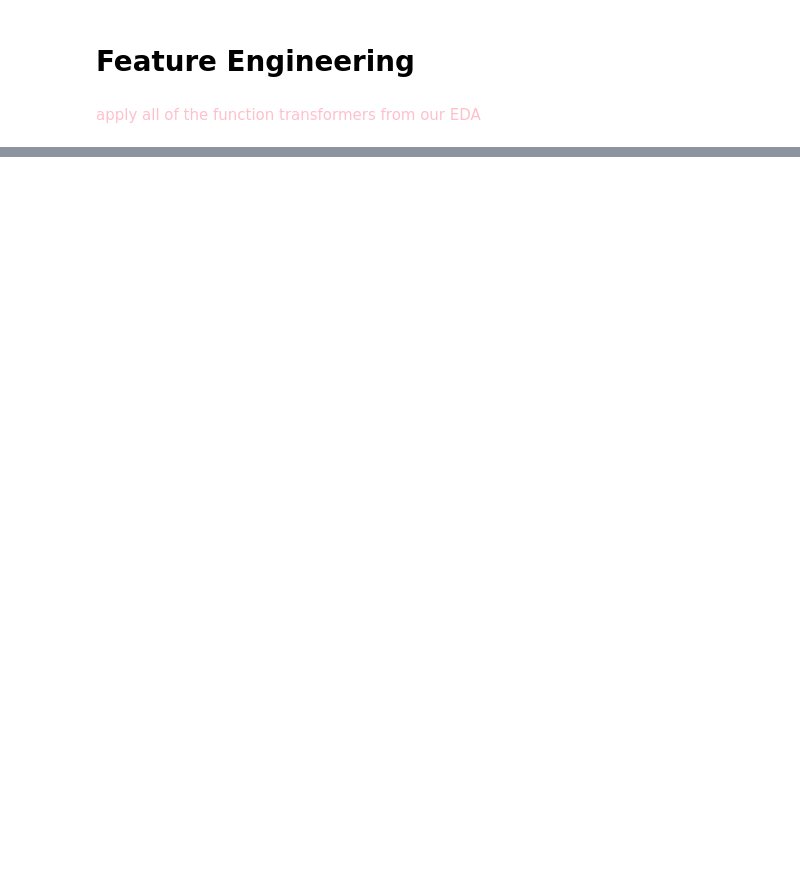
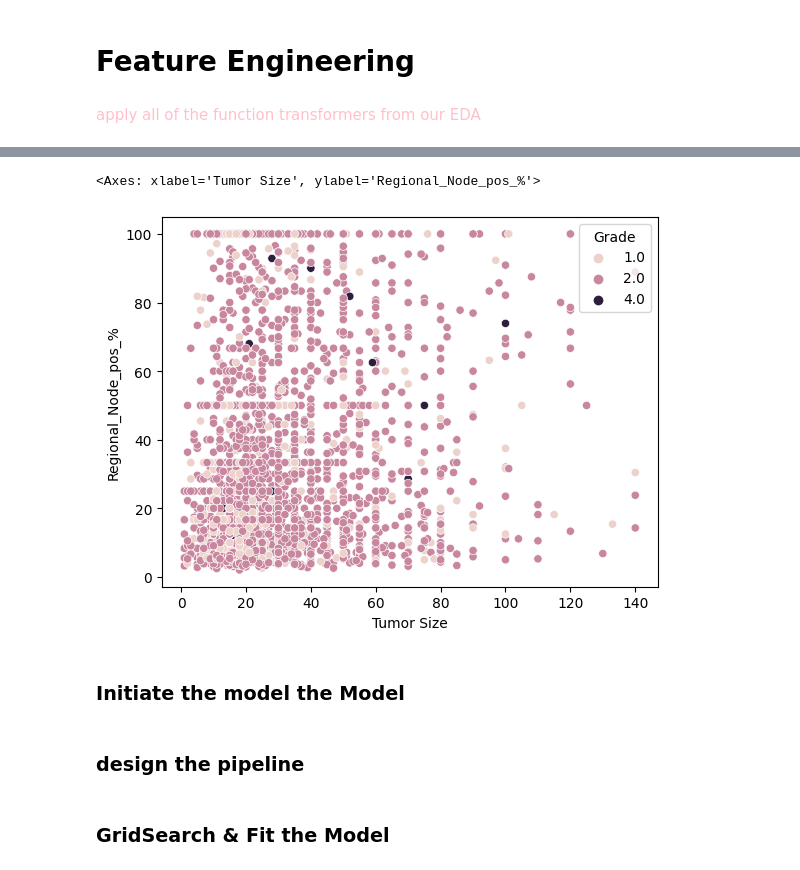
Before and after one commit to roy2392/breast_cancer_classification, a Jupyter notebook: grade model .ipynb, the cells around one changed output, grey strips where cells are left out. Drawn from its saved outputs; the diff is of its cells as text; code cells hidden in the pictures; blank space fills up the shorter version.

```diff
--- a/grade model .ipynb
+++ b/grade model .ipynb
@@ -74,0 +143,7 @@ y=LabelEncoder().fit_transform(y)
+# %%
+sns.scatterplot(x='Tumor Size', y='Regional_Node_pos_%', hue='Grade', data=df)
+# %% [output]
+<Axes: xlabel='Tumor Size', ylabel='Regional_Node_pos_%'>
+[figure, added]
+# %% [markdown]
+### Initiate the model the Model
@@ -74,0 +152,2 @@ y=LabelEncoder().fit_transform(y)
+# %% [markdown]
+### design the pipeline
@@ -74,0 +167,2 @@ y=LabelEncoder().fit_transform(y)
+# %% [markdown]
+### GridSearch & Fit the Model
```
Also changed, not shown: parts of 21 cells of this notebook.
